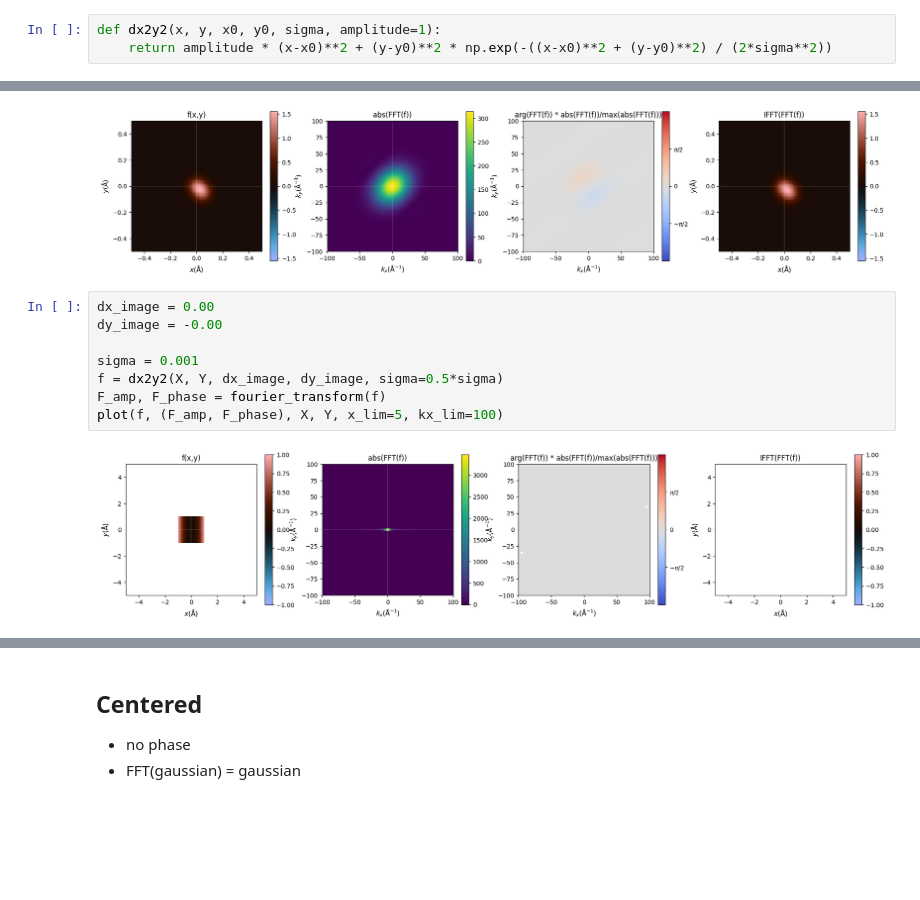
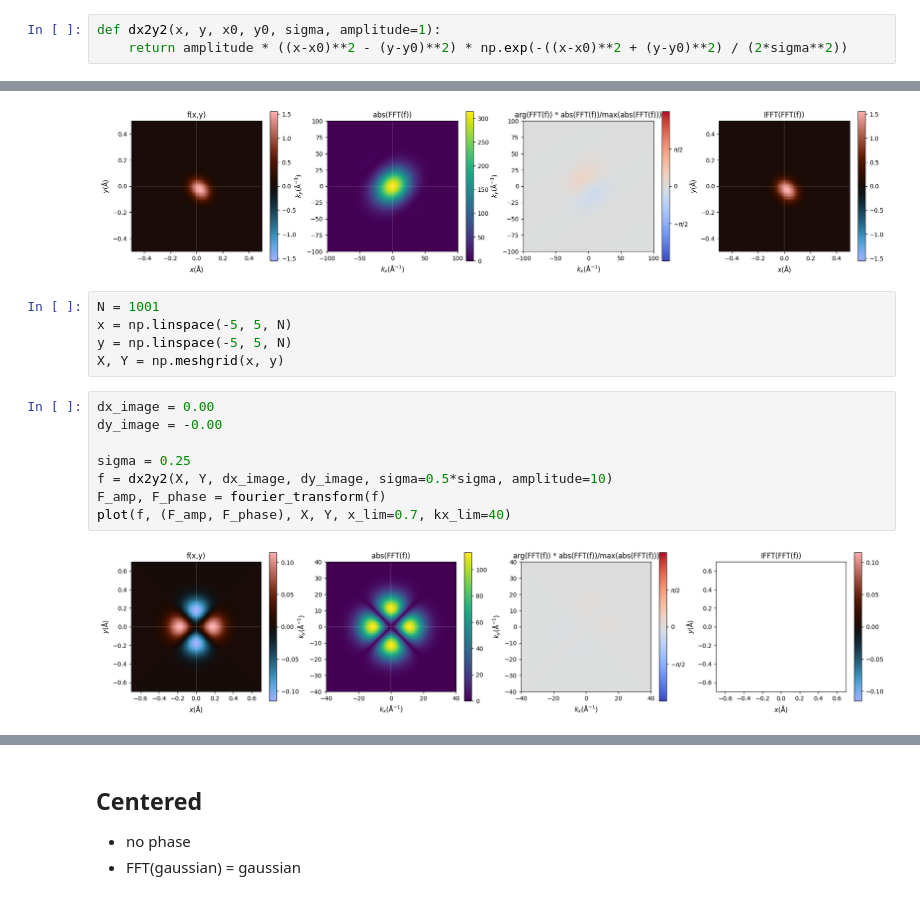
Before and after one commit to liborsold/fft_electronic_spin_density, a Jupyter notebook: fft_examples.ipynb, the cells around one changed output, grey strips where cells are left out. Saved outputs shown, nothing was run; the diff lists cells and outputs as text; blank space fills up the shorter version.

Commit message:
fix line plotting bug in centering

```diff
--- a/fft_examples.ipynb
+++ b/fft_examples.ipynb
@@ -9,7 +9,7 @@ def gaussian(x, y, x0, y0, sigma):
     return np.exp(-((x-x0)**2 + (y-y0)**2) / (2*sigma**2))
 # %%
 def dx2y2(x, y, x0, y0, sigma, amplitude=1):
-    return amplitude * (x-x0)**2 + (y-y0)**2 * np.exp(-((x-x0)**2 + (y-y0)**2) / (2*sigma**2))
+    return amplitude * ((x-x0)**2 - (y-y0)**2) * np.exp(-((x-x0)**2 + (y-y0)**2) / (2*sigma**2))
 # %%
 # fourier transform returns the amplitude and phase
 def fourier_transform(f):
@@ -180,13 +180,18 @@ F_amp, F_phase = fourier_transform(f)
 plot(f, (F_amp, F_phase), X, Y, x_lim=0.5, kx_lim=100)
 # %% [output]
 [figure]
+# %%
+N = 1001
+x = np.linspace(-5, 5, N)
+y = np.linspace(-5, 5, N)
+X, Y = np.meshgrid(x, y)
 # %%
 dx_image = 0.00
 dy_image = -0.00
 
-sigma = 0.001
-f = dx2y2(X, Y, dx_image, dy_image, sigma=0.5*sigma)
+sigma = 0.25
+f = dx2y2(X, Y, dx_image, dy_image, sigma=0.5*sigma, amplitude=10)
 F_amp, F_phase = fourier_transform(f)
-plot(f, (F_amp, F_phase), X, Y, x_lim=5, kx_lim=100)
+plot(f, (F_amp, F_phase), X, Y, x_lim=0.7, kx_lim=40)
 # %% [output]
-[figure, old version]
+[figure, new version]
```
Also changed, not shown: parts of 2 cells of this notebook, 1 other file.
